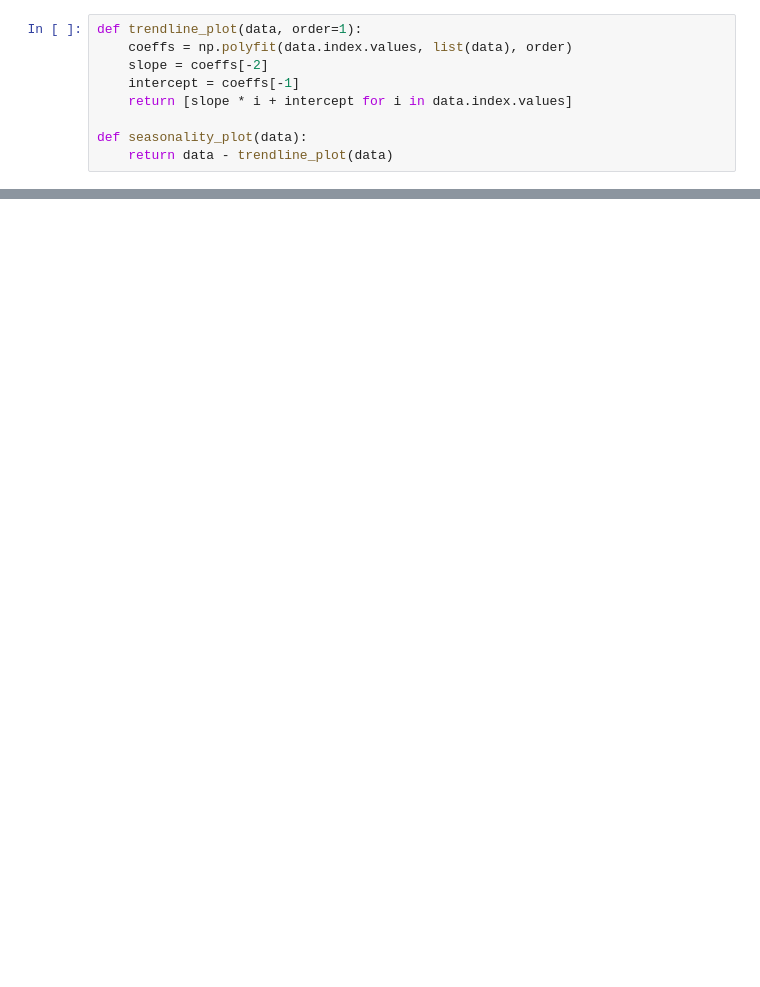
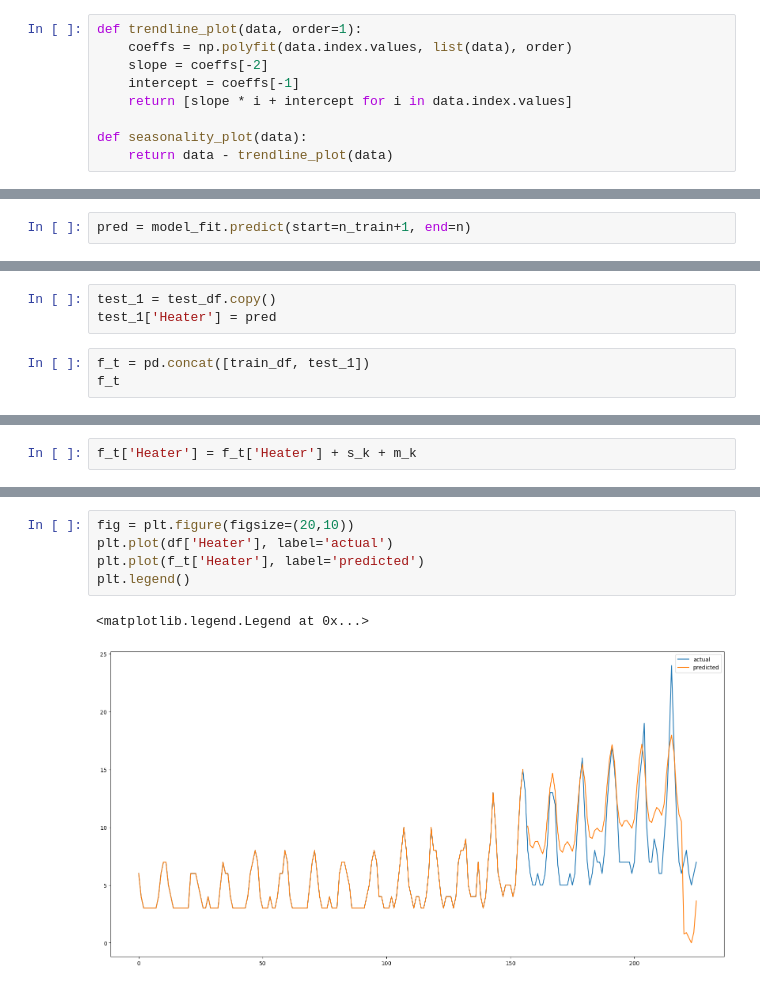
Before and after one commit to kurugodukarthik11/Time-series-analysis, a Jupyter notebook: assignments/assignment_2/sol.ipynb, the cells around one changed output, grey strips where cells are left out. Drawn from its saved outputs; the diff is of its cells as text; blank space fills up the shorter version.

```diff
--- a/assignments/assignment_2/sol.ipynb
+++ b/assignments/assignment_2/sol.ipynb
@@ -81,0 +206,2 @@ app.run_server(debug=True)
+# %%
+pred = model_fit.predict(start=n_train+1, end=n)
@@ -81,0 +234,6 @@ app.run_server(debug=True)
+# %%
+test_1 = test_df.copy()
+test_1['Heater'] = pred
+# %%
+f_t = pd.concat([train_df, test_1])
+f_t
@@ -81,0 +254,2 @@ app.run_server(debug=True)
+# %%
+f_t['Heater'] = f_t['Heater'] + s_k + m_k
@@ -81,0 +272,8 @@ app.run_server(debug=True)
+# %%
+fig = plt.figure(figsize=(20,10))
+plt.plot(df['Heater'], label='actual')
+plt.plot(f_t['Heater'], label='predicted')
+plt.legend()
+# %% [output]
+<matplotlib.legend.Legend at 0x...>
+[figure, added]
```
Also changed, not shown: parts of 28 cells of this notebook, 2 other files.
